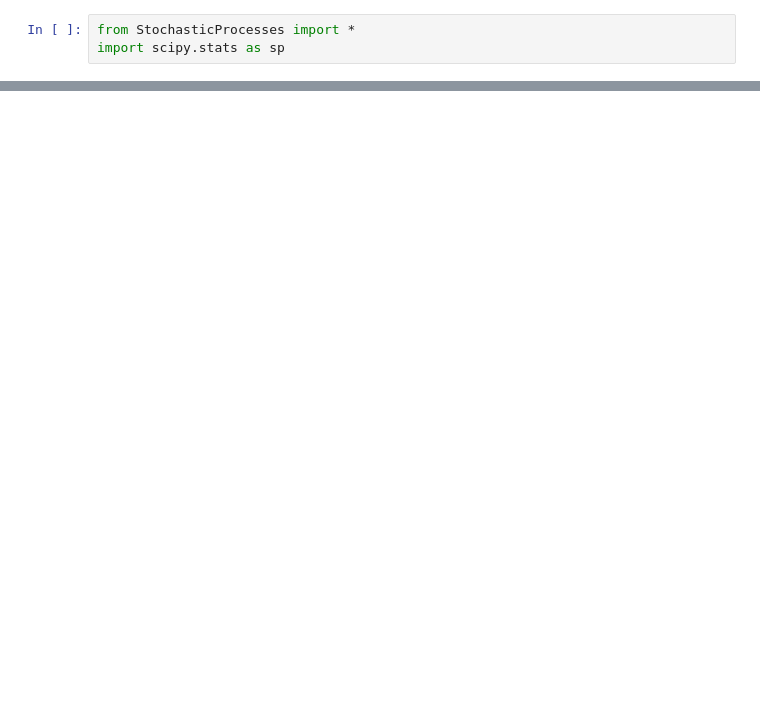
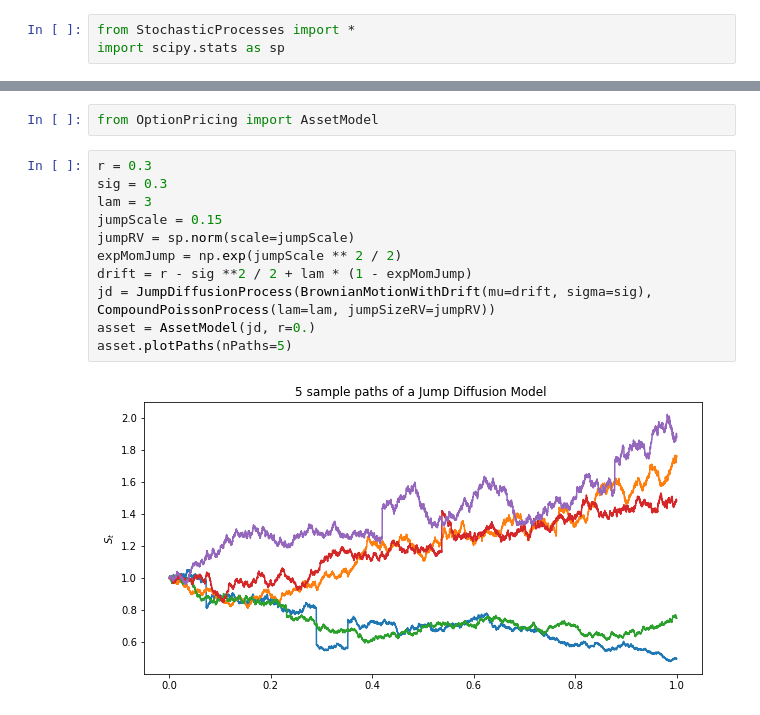
Before and after one commit to oliverweber1/Neural-Network-Option-Pricing-Master-Thesis, a Jupyter notebook: Code/Playground.ipynb, the cells around one changed output, grey strips where cells are left out. Drawn from its saved outputs; the diff is of its cells as text; blank space fills up the shorter version.

Commit message:
Implemented Merton and NIG models

```diff
--- a/Code/Playground.ipynb
+++ b/Code/Playground.ipynb
@@ -23,0 +24,15 @@ nig.plotPaths(nPaths=10)
+# %%
+from OptionPricing import AssetModel
+# %%
+r = 0.3
+sig = 0.3
+lam = 3
+jumpScale = 0.15
+jumpRV = sp.norm(scale=jumpScale)
+expMomJump = np.exp(jumpScale ** 2 / 2)
+drift = r - sig **2 / 2 + lam * (1 - expMomJump)
+jd = JumpDiffusionProcess(BrownianMotionWithDrift(mu=drift, sigma=sig), CompoundPoissonProcess(lam=lam, jumpSizeRV=jumpRV))
+asset = AssetModel(jd, r=0.)
+asset.plotPaths(nPaths=5)
+# %% [output]
+[figure, added]
```
Also changed, not shown: parts of 6 cells of this notebook, 2 other files.
